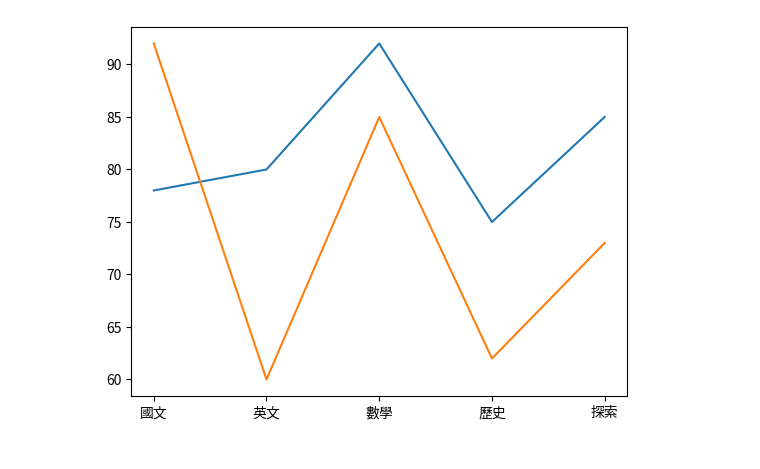
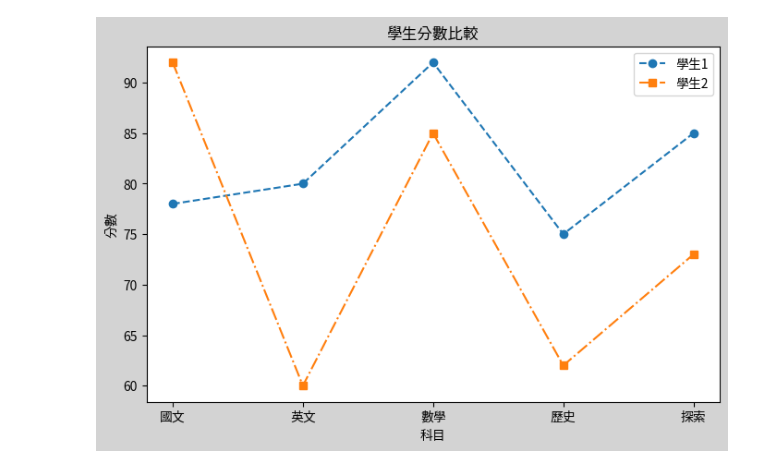
Before and after one commit to roberthsu2003/__2025_10_14_2_4_ai__, a Jupyter notebook: lesson14/lesson14_1.ipynb, the cells around one changed output. Saved outputs shown, nothing was run; the diff lists cells and outputs as text; code cells hidden in the pictures.

```diff
--- a/lesson14/lesson14_1.ipynb
+++ b/lesson14/lesson14_1.ipynb
@@ -7,18 +7,26 @@ mpl.rc('font', family="ChineseFont")
 # %%
 import matplotlib.pyplot as plt
 
 student1 = {"國文":78, "英文":80, "數學":92, "歷史":75, "探索":85}
 student2 = {"國文":92, "英文":60, "數學":85, "歷史":62, "探索":73}
 
-# 畫線圖, x軸為科目, y軸為分數
 subjects = list(student1.keys())
 scores1 = list(student1.values())
 scores2 = list(student2.values())
 
-figure = plt.figure()
+figure = plt.figure(dpi=100, figsize=(8,5), facecolor='lightgray')
 axes = figure.add_subplot(1,1,1)
-axes.plot(subjects,scores1)
-axes.plot(subjects,scores2)
+axes.set_title("學生分數比較")
+axes.set_xlabel("科目")
+axes.set_ylabel("分數")
+
+# 在 plot 時加上 label，然後呼叫 legend()
+# 自訂line的style
+
+axes.plot(subjects, scores1, marker='o', label='學生1', linestyle='--')
+axes.plot(subjects, scores2, marker='s', label='學生2', linestyle='-.')
+axes.legend()
+
 plt.show()
 # %% [output]
-[figure, old version]
+[figure, new version]
```
